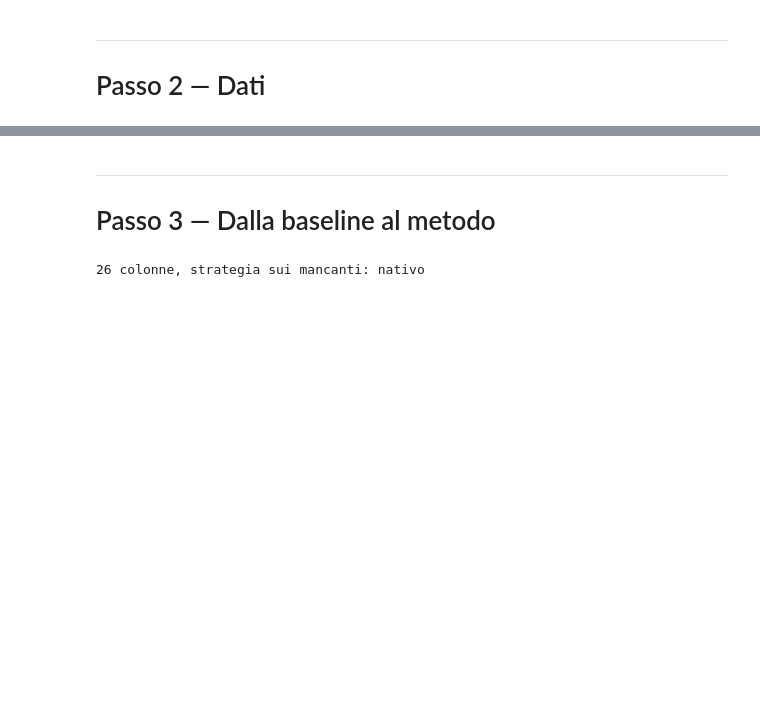
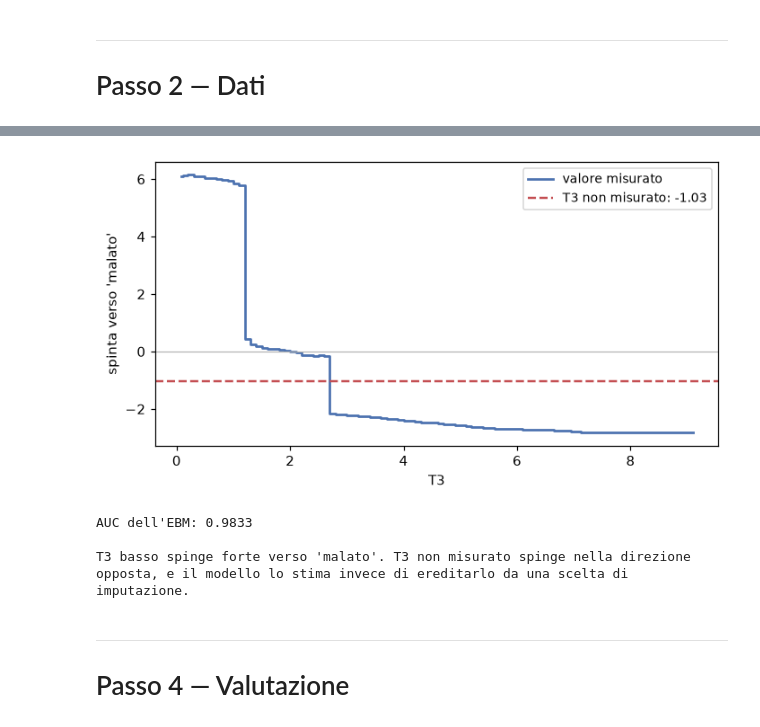
Before and after one commit to nunziati/zcs-ai-course-2026, a Jupyter notebook: lezione-2/lezione-2.ipynb, the cells around one changed output, grey strips where cells are left out. Cells and saved outputs as stored; diff of their text form; code cells hidden in the pictures; blank space fills up the shorter version.

```diff
--- a/lezione-2/lezione-2.ipynb
+++ b/lezione-2/lezione-2.ipynb
@@ -220,38 +153,31 @@ di metà degli esami, e non è un fatto clinico: è come sono stati raccolti i d
-# %% [markdown]
----
-
-# Passo 3 — Dalla baseline al metodo
-# %%
-# PUNTO DI VARIAZIONE
-# Come si trattano i valori mancanti: "mediana", "costante" oppure "nativo".
-STRATEGIA_MISSING = "nativo"
-
-CENTRI = ["SVI", "SVHC", "SVHD", "STMW", "other"]
-
-def prepara(d, con_referral=True):
-    """Matrice numerica. I mancanti restano NaN: li tratta il modello, o l'imputatore."""
-    X = pd.DataFrame(index=d.index)
-    X["age"] = d["age"]
-    X["sex"] = np.where(d["sex"].isna(), np.nan, (d["sex"] == "F").astype(float))
-    for c in BOOLEANE:
-        X[c] = (d[c] == "t").astype(float)
-    for c in ["TSH", "T3", "TT4", "T4U", "FTI"]:
-        X[c] = d[c]
-    if con_referral:
-        for s in CENTRI:
-            X["ref_" + s] = (d["referral_source"] == s).astype(float)
-    return X
-
-def applica_strategia(Xtr, Xte, strategia):
-    """Restituisce le due matrici trattate secondo la strategia scelta."""
-    if strategia == "nativo":
-        return Xtr, Xte
-    riempi = Xtr.median() if strategia == "mediana" else pd.Series(-1.0, index=Xtr.columns)
-    return Xtr.fillna(riempi), Xte.fillna(riempi)
-
-X_train, X_test = prepara(train), prepara(test)
-y_train, y_test = train.y.values, test.y.values
-print(f"{X_train.shape[1]} colonne, strategia sui mancanti: {STRATEGIA_MISSING}")
-# %% [output]
-26 colonne, strategia sui mancanti: nativo
+# %%
+# L'EBM impara una curva per ogni feature, e si possono guardare una per una.
+from interpret.glassbox import ExplainableBoostingClassifier
+
+ebm = ExplainableBoostingClassifier(random_state=0, interactions=0).fit(X_train, y_train)
+i = ebm.term_names_.index("T3")
+punteggi, tagli = ebm.term_scores_[i][1:-1], np.asarray(ebm.bins_[i][0], float)
+
+fig, ax = plt.subplots(figsize=(6.5, 3.6))
+ax.step(np.append(tagli, tagli[-1] + np.diff(tagli).mean()), punteggi,
+        where="mid", color="#4c72b0", lw=1.8, label="valore misurato")
+ax.axhline(ebm.term_scores_[i][0], color="#c44e52", ls="--", lw=1.6,
+           label=f"T3 non misurato: {ebm.term_scores_[i][0]:+.2f}")
+ax.axhline(0, color="0.7", lw=0.8)
+ax.set_xlabel("T3"); ax.set_ylabel("spinta verso 'malato'"); ax.legend(fontsize=9)
+plt.tight_layout(); plt.show()
+
+print(f"AUC dell'EBM: {roc_auc_score(y_test, ebm.predict_proba(X_test)[:, 1]):.4f}")
+print("\nT3 basso spinge forte verso 'malato'. T3 non misurato spinge nella direzione")
+print("opposta, e il modello lo stima invece di ereditarlo da una scelta di imputazione.")
+# %% [output]
+[figure, added]
+AUC dell'EBM: 0.9833
+
+T3 basso spinge forte verso 'malato'. T3 non misurato spinge nella direzione
+opposta, e il modello lo stima invece di ereditarlo da una scelta di imputazione.
+# %% [markdown]
+---
+
+# Passo 4 — Valutazione
 # %%
```
Also changed, not shown: parts of 25 cells of this notebook, 1 other file.
